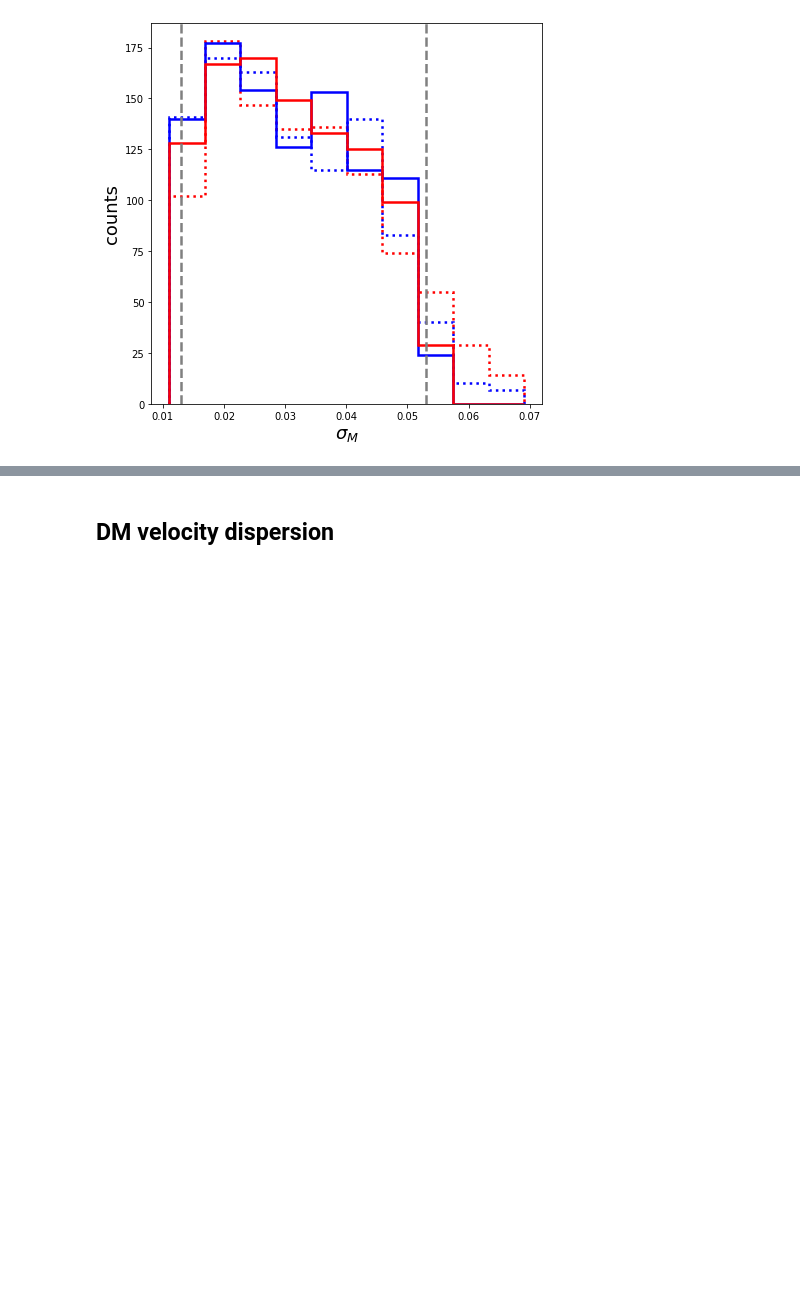
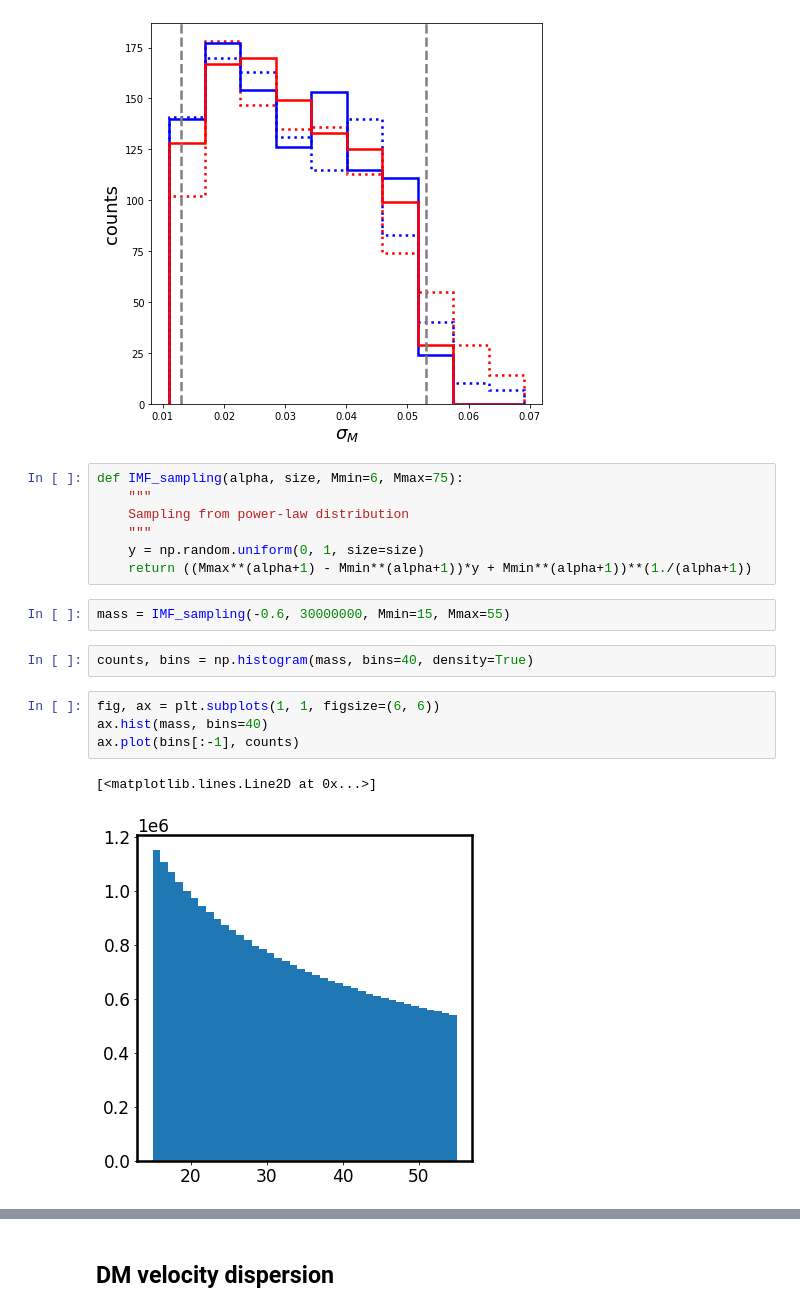
Before and after one commit to SvPoder/exoplanets, a Jupyter notebook: jupyter-notebook/simulations.ipynb, the cells around one changed output, grey strips where cells are left out. Saved outputs shown, nothing was run; the diff lists cells and outputs as text; blank space fills up the shorter version.

```diff
--- a/jupyter-notebook/simulations.ipynb
+++ b/jupyter-notebook/simulations.ipynb
@@ -166,3 +168,21 @@ ax.set_xlabel(r"$\sigma_M$", fontsize=18)
 # %% [output]
 Text(0.5, 0, '$\\sigma_M$')
 [figure]
+# %%
+def IMF_sampling(alpha, size, Mmin=6, Mmax=75):
+    """
+    Sampling from power-law distribution
+    """
+    y = np.random.uniform(0, 1, size=size)
+    return ((Mmax**(alpha+1) - Mmin**(alpha+1))*y + Mmin**(alpha+1))**(1./(alpha+1))
+# %%
+mass = IMF_sampling(-0.6, 30000000, Mmin=15, Mmax=55)
+# %%
+counts, bins = np.histogram(mass, bins=40, density=True)
+# %%
+fig, ax = plt.subplots(1, 1, figsize=(6, 6))
+ax.hist(mass, bins=40)
+ax.plot(bins[:-1], counts)
+# %% [output]
+[<matplotlib.lines.Line2D at 0x...>]
+[figure, added]
```
Also changed, not shown: parts of 8 cells of this notebook, 5 other files.
